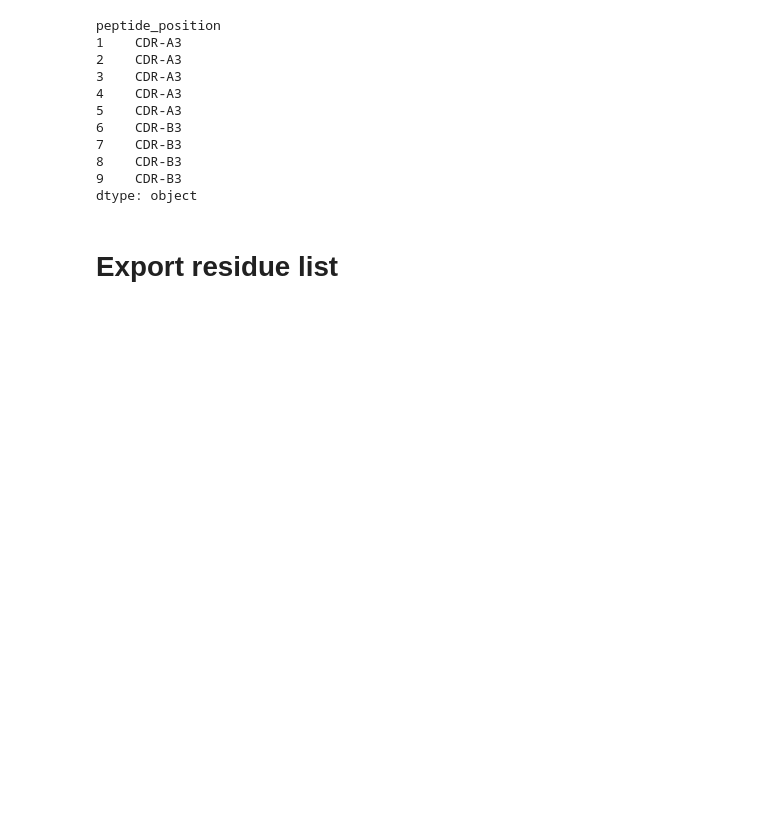
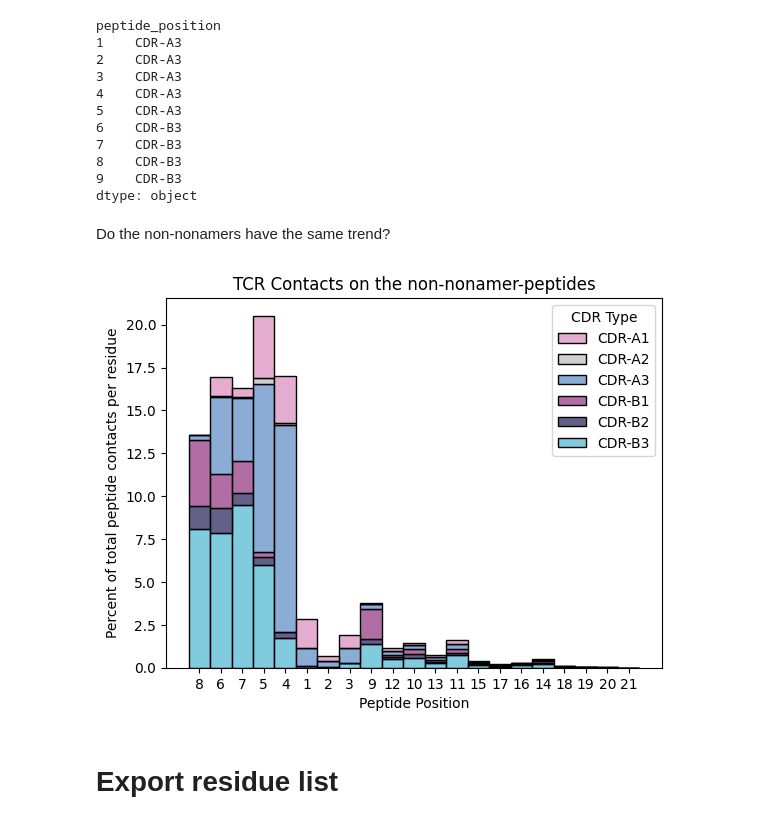
Before and after one commit to benjiemc/tcr-pmhc-interface-analysis, a Jupyter notebook: notebooks/Identify_contact_residues_on_MHC_Class_I_molecules.ipynb, the cells around one changed output. Cells and saved outputs as stored; diff of their text form; code cells hidden in the pictures; blank space fills up the shorter version.

```diff
--- a/notebooks/Identify_contact_residues_on_MHC_Class_I_molecules.ipynb
+++ b/notebooks/Identify_contact_residues_on_MHC_Class_I_molecules.ipynb
@@ -254,6 +277,25 @@ peptide_position
 8    CDR-B3
 9    CDR-B3
 dtype: object
+# %% [markdown]
+Do the non-nonamers have the same trend?
+# %%
+ax = sns.histplot(contacts.query("interface_type == 'tcr_peptide' and peptide_length != 9.0"),
+                  x='peptide_position',
+                  hue='cdr_name',
+                  multiple='stack',
+                  stat='percent',
+                  palette=sns.color_palette(palette, 6))
+
+ax.set_title('TCR Contacts on the non-nonamer-peptides')
+ax.set_xlabel('Peptide Position')
+ax.set_ylabel('Percent of total peptide contacts per residue')
+ax.legend_.set_title(title='CDR Type')
+
+plt.savefig('../report/figures/non_nonamer_peptide_contacts_by_cdr_loop.svg')
+plt.show()
+# %% [output]
+[figure, added]
 # %% [markdown]
 # Export residue list
 # %%
```
Also changed, not shown: parts of 13 cells of this notebook.
